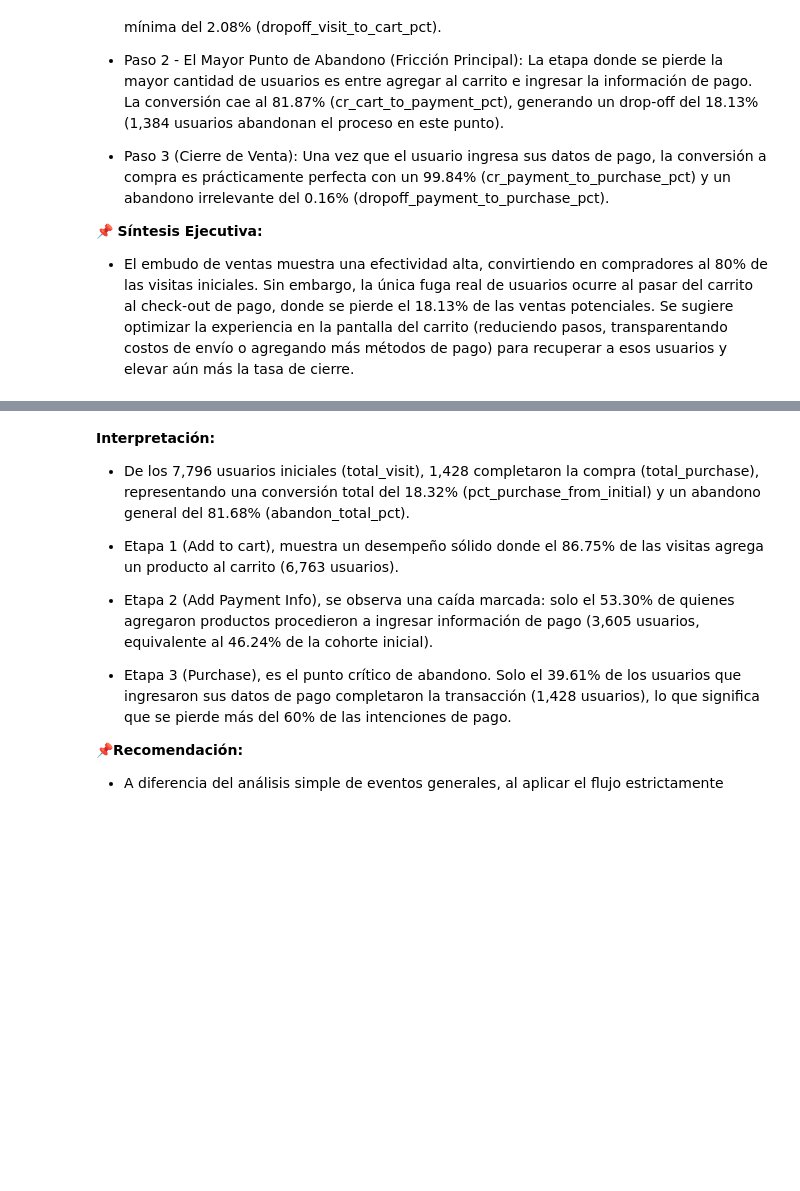
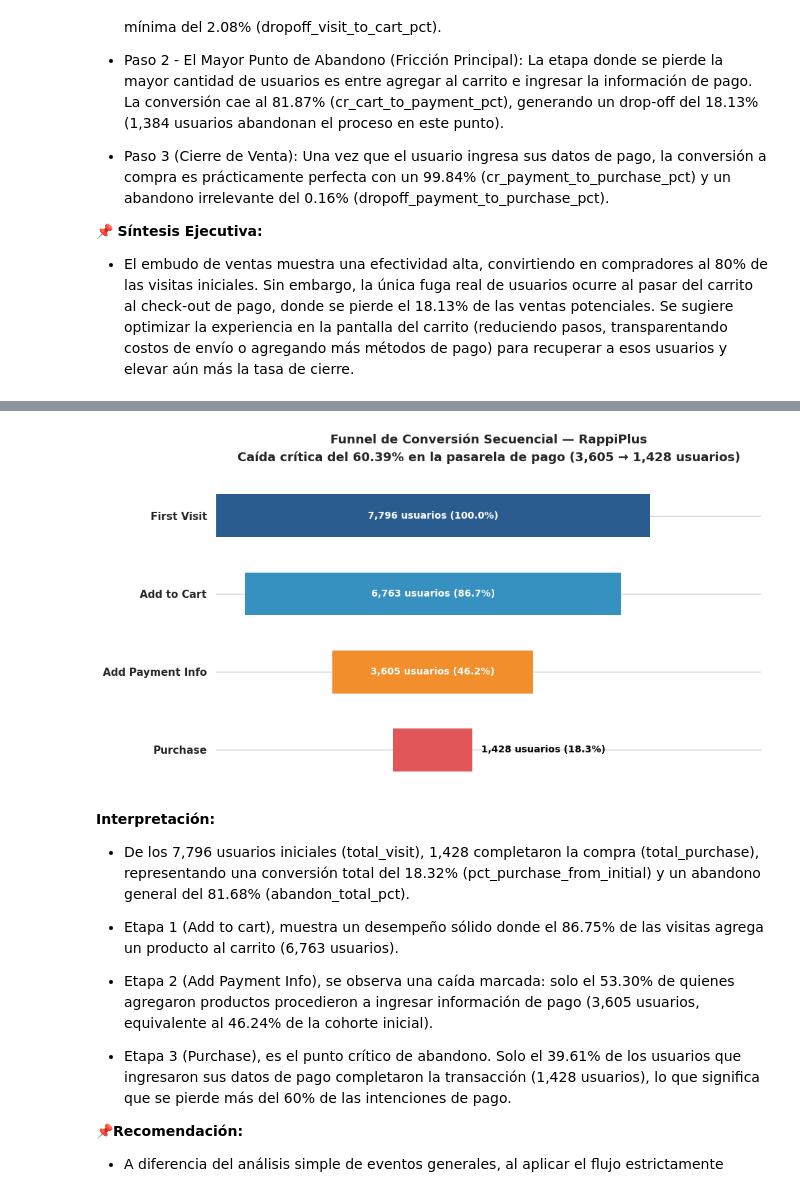
Before and after one commit to yaneladata/rappiplus-analisis-ecommerce, a Jupyter notebook: notebook/Proyecto_RappiPlus.ipynb, the cells around one changed output, grey strips where cells are left out. Drawn from its saved outputs; the diff is of its cells as text; code cells hidden in the pictures; blank space fills up the shorter version.

```diff
--- a/notebook/Proyecto_RappiPlus.ipynb
+++ b/notebook/Proyecto_RappiPlus.ipynb
@@ -2130,3 +2106,86 @@ fig.show()
+# %%
+#  Datos del flujo secuencial
+etapas = ['First Visit', 'Add to Cart', 'Add Payment Info', 'Purchase']
+usuarios = [7796, 6763, 3605, 1428]
+
+df_funnel = pd.DataFrame({'Etapa': etapas, 'Usuarios': usuarios})
+total_inicial = df_funnel['Usuarios'].iloc[0]
+df_funnel['Pct_Total'] = (df_funnel['Usuarios'] / total_inicial) * 100
+
+# Calcular alineación para centrar las barras
+max_val = max(usuarios)
+offsets = [(max_val - val) / 2 for val in usuarios]
+
+# Paleta de colores
+colores = ['#2B5C8F', '#3690C0', '#F28E2B', '#E15759']
+
+#  Configurar figura
+fig, ax = plt.subplots(figsize=(10, 5.5))
+y_pos = np.arange(len(etapas))[::-1]
+
+bars = ax.barh(
+    y_pos,
+    df_funnel['Usuarios'],
+    left=offsets,
+    color=colores,
+    height=0.55,
+    edgecolor='none',
+)
+
+ax.set_yticks(y_pos)
+ax.set_yticklabels(df_funnel['Etapa'], fontsize=11, fontweight='bold')
+ax.set_xticks([])  # Ocultar eje X numérico
+for spine in ax.spines.values():
+  spine.set_visible(False)
+
+#  Lógica para las etiquetas de las barras
+for i, bar in enumerate(bars):
+  val = df_funnel['Usuarios'].iloc[i]
+  pct = df_funnel['Pct_Total'].iloc[i]
+  texto = f'{val:,} usuarios ({pct:.1f}%)'
+
+  if val < 2500:
+    # A la derecha en negro para la barra corta (Purchase)
+    x_pos_text = offsets[i] + val + 150
+    ax.text(
+        x_pos_text,
+        y_pos[i],
+        texto,
+        ha='left',
+        va='center',
+        color='black',
+        fontweight='bold',
+        fontsize=10,
+    )
+  else:
+    # Dentro de la barra en blanco
+    x_pos_text = offsets[i] + val / 2
+    ax.text(
+        x_pos_text,
+        y_pos[i],
+        texto,
+        ha='center',
+        va='center',
+        color='white',
+        fontweight='bold',
+        fontsize=10,
+    )
+
+#  Título y Subtítulo unificados
+plt.title(
+    "Funnel de Conversión Secuencial — RappiPlus\n"
+    "Caída crítica del 60.39% en la pasarela de pago (3,605 → 1,428 usuarios)",
+    fontsize=13,
+    fontweight="bold",
+    pad=20,
+    linespacing=1.5,  # Controla la separación entre el título y la descripción
+)
+
+# Ajustar márgenes
+plt.xlim(0, max_val + 2000)
+plt.tight_layout()
+# %% [output]
+[figure, added]
 # %% [markdown]
 **Interpretación:**
 
```
Also changed, not shown: parts of 2 cells of this notebook.
